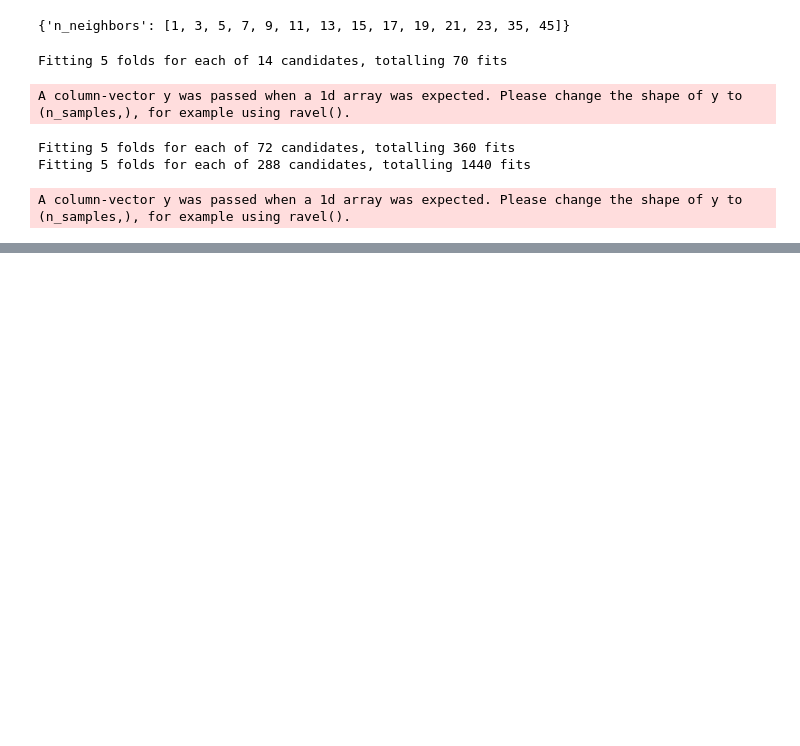
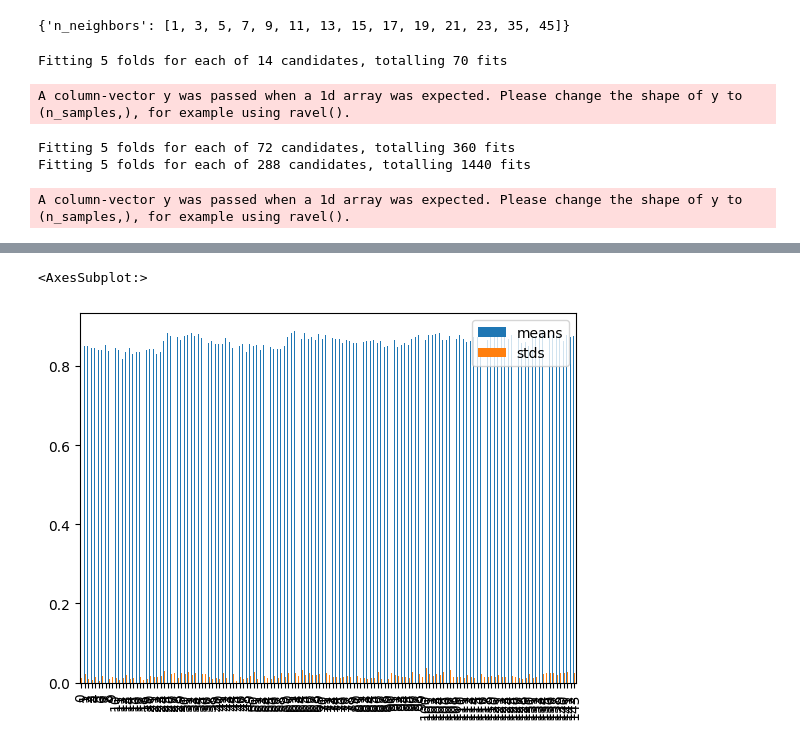
Before and after one commit to Nuttanan29445/MachineLearning, a Jupyter notebook: Act7.ipynb, the cells around one changed output, grey strips where cells are left out. Saved outputs shown, nothing was run; the diff lists cells and outputs as text; code cells hidden in the pictures; blank space fills up the shorter version.

```diff
--- a/Act7.ipynb
+++ b/Act7.ipynb
@@ -461,0 +490,6 @@ for mean, stdev, param in zip(means, stds, params):
+# %%
+df_gini = pd.DataFrame(data=data_gini)
+df_gini.plot.bar()
+# %% [output]
+<AxesSubplot:>
+[figure, added]
```
Also changed, not shown: parts of 6 cells of this notebook, 4 other files.
